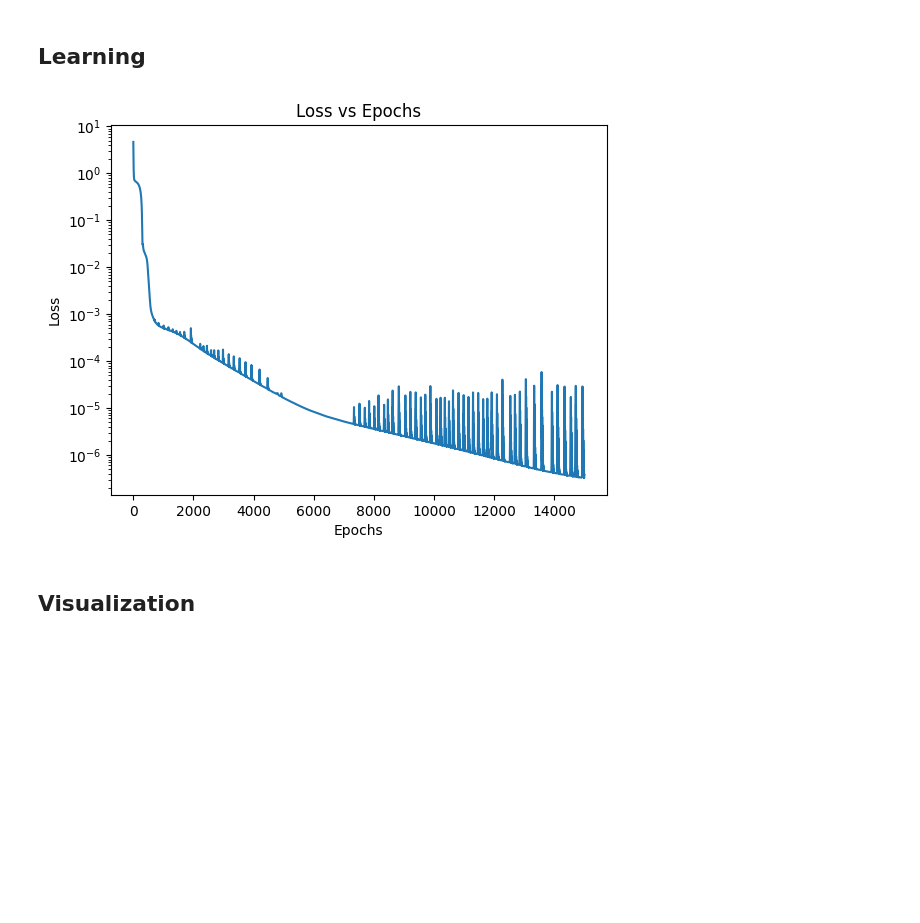
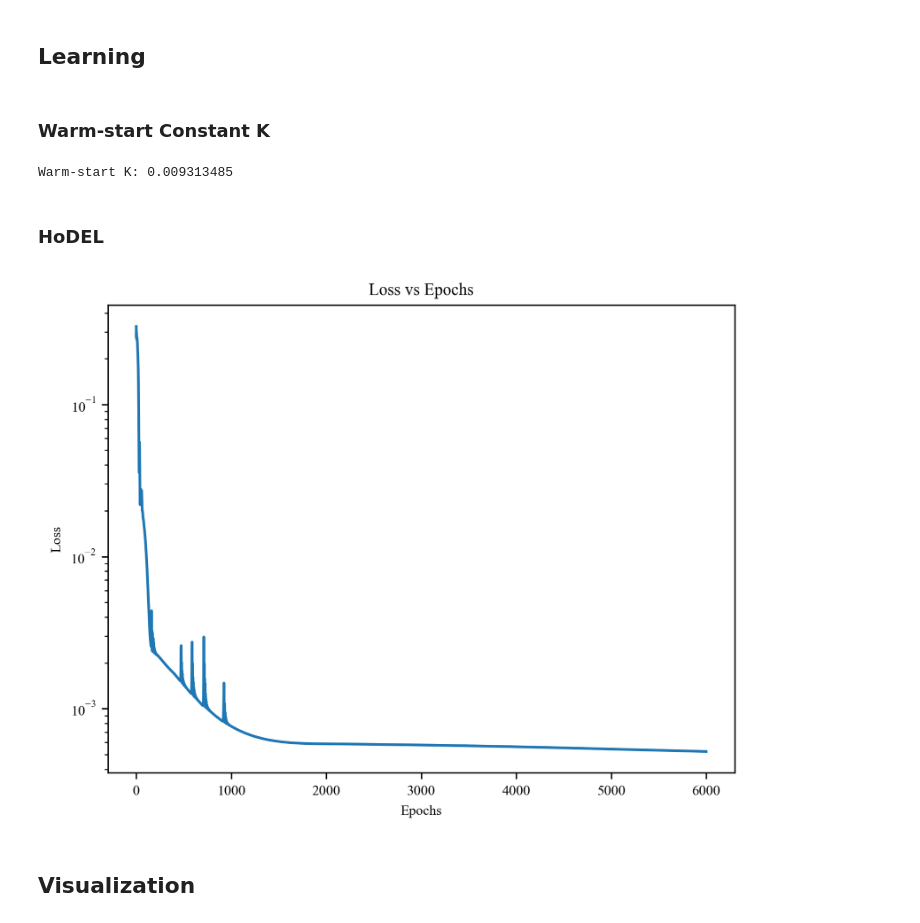
Before and after one commit to ryanchaiyakul/hodel, a Jupyter notebook: figures/1d_arruda_boyce/1d_arruda_boyce.ipynb, the cells around one changed output. Drawn from its saved outputs; the diff is of its cells as text; code cells hidden in the pictures; blank space fills up the shorter version.

Commit message:
Final 1D figure code

```diff
--- a/figures/1d_arruda_boyce/1d_arruda_boyce.ipynb
+++ b/figures/1d_arruda_boyce/1d_arruda_boyce.ipynb
@@ -136,27 +35,62 @@ nn_sim = hodel.HODEL(nn_energy.get_energy, get_W, fixed_0)
+# %% [markdown]
+### Warm-start Constant K
+# %%
+key = jax.random.PRNGKey(0)
+xf_stars = xf_stars * (1 + 0.01 * jax.random.normal(key, xf_stars.shape))
+xf0 = xf_stars[0]
+
+# Initialize const K simulator
+ts = Triplet.init(xf0, jnp.array([0.0]))
+ts_sim = hodel.HODEL(ts.get_energy, get_W, fixed_0)
+
+bounded_optim = optax.chain(
+    optax.adam(1e-1),
+    optax.keep_params_nonnegative(),  # Negative K inverts energy
+)
+out_Theta, L = ts_sim.learn(
+    lambdas,
+    xf0,
+    xf_stars,
+    jnp.array([1.0, 1.0]),
+    aux,
+    method=hodel.Method.Residual,
+    optim=bounded_optim,
+    nepochs=100,
+)
+start_Theta = jnp.mean(out_Theta)  # Average L and R spring
+print("Warm-start K:", start_Theta)
+# %% [output]
+Warm-start K: 0.009313485
+# %% [markdown]
+### HoDEL
 # %%
-lr = 1e-3
-nepochs = 15000
-schedule = optax.cosine_decay_schedule(init_value=lr, decay_steps=nepochs // 2, alpha=1e-1)
+model = HoDELNN(10, start_Theta)
+nn_energy = NNTriplet.init(xf0, jnp.array([0.0]), model=model)
+nn_sim = hodel.HODEL(nn_energy.get_energy, get_W, fixed_0)
+params = model.init(key, jnp.zeros(1))
 
+lr = 1e-2
+nepochs = 6000
+schedule = optax.cosine_decay_schedule(init_value=lr, decay_steps=2000, alpha=1e-2)
 final_params, L = nn_sim.learn(
     lambdas,
     xf0,
     xf_stars,
     params,
     aux,
     method=hodel.Method.Minimization,
-    config=hodel.SolverConfig(nsteps=5),
+    config=hodel.SolverConfig(nsteps=2),
     optim=optax.adam(schedule),
     nepochs=nepochs,
 )
-final_xfs = nn_sim.solve(lambdas, xf0, final_params, aux)
+
 plt.plot(L)
 plt.yscale("log")
 plt.title("Loss vs Epochs")
 plt.xlabel("Epochs")
 plt.ylabel("Loss")
 plt.show()
 # %% [output]
-[figure, old version]
+[figure, new version]
 # %% [markdown]
 ## Visualization
```
Also changed, not shown: parts of 11 cells of this notebook, 14 other files.
